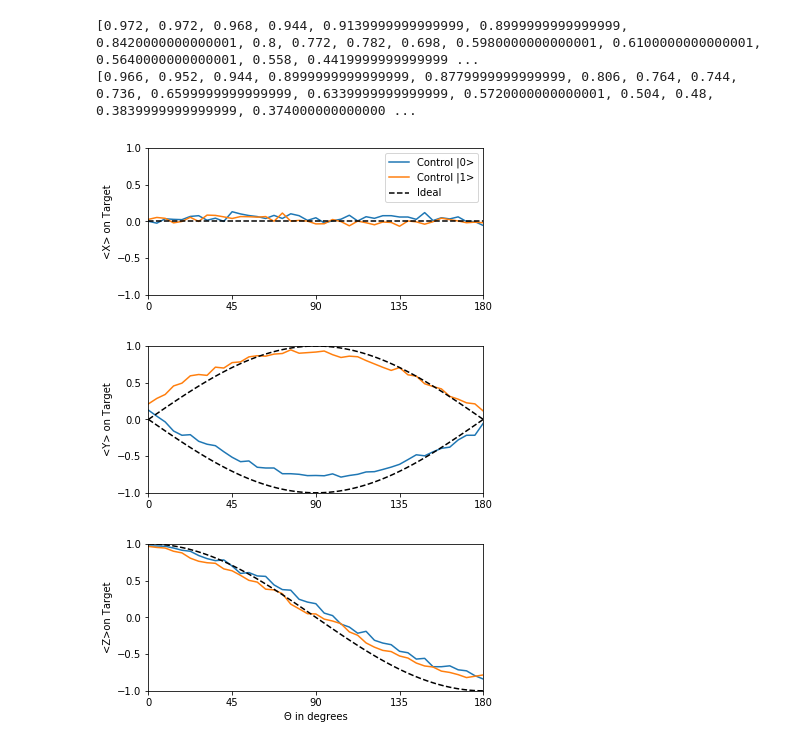
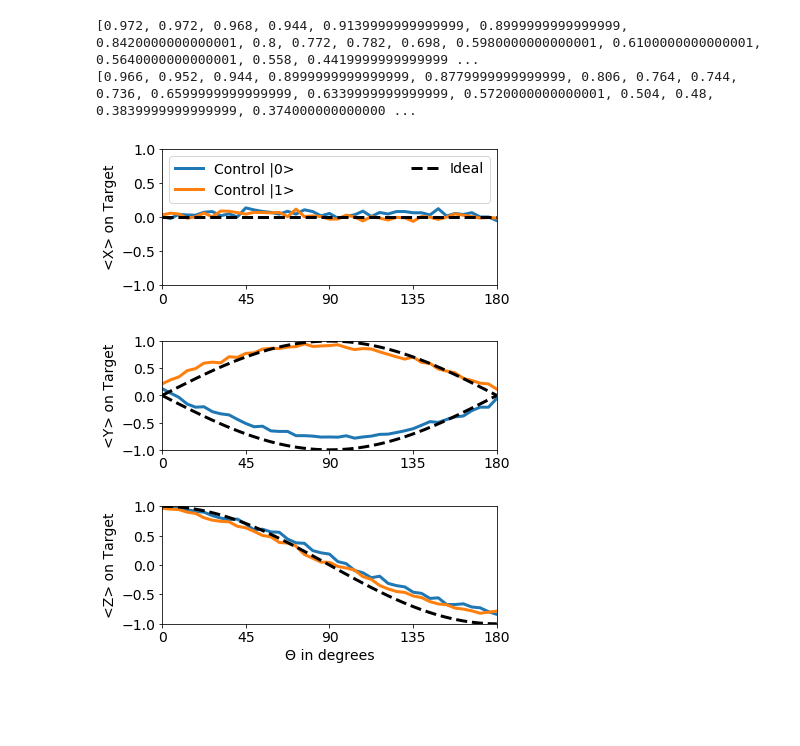
Before and after one commit to singular-value/optimizations_via_openpulse, a Jupyter notebook: CrossResonance_Tomography.ipynb, the cells around one changed output. Cells and saved outputs as stored; diff of their text form; code cells hidden in the pictures; blank space fills up the shorter version.

Commit message:
Shrink RX Tomo figures but make fonts and thicknesses bigger

```diff
--- a/CrossResonance_Tomography.ipynb
+++ b/CrossResonance_Tomography.ipynb
@@ -164,43 +164,45 @@ z_vals_control_on = [0.966, 0.952, 0.944, 0.8999999999999999, 0.8779999999999999
 # %%
 thetas = np.linspace(0, 180, 41, endpoint=True)
 dense_thetas = np.linspace(0, 180, 101, endpoint=True)
+# %%
+plt.rcParams.update({'font.size': 14})
 # %%
-fig, ax = plt.subplots(figsize=(6, 2.7))
-plt.plot(thetas, x_vals_control_off, label='Control |0>')
-plt.plot(thetas, x_vals_control_on, label='Control |1>')
-plt.plot(dense_thetas, [0] * 101, label='Ideal', color='black', linestyle='dashed', linewidth=1.5)
+fig, ax = plt.subplots(figsize=(6, 2.5))
+plt.plot(thetas, x_vals_control_off, label='Control |0>', linewidth=3)
+plt.plot(thetas, x_vals_control_on, label='Control |1>', linewidth=3)
+plt.plot(dense_thetas, [0] * 101, label='Ideal', color='black', linestyle='dashed', linewidth=3)
 plt.axis([0, 180, -1, 1])
 plt.yticks([-1, -.5, 0, .5, 1])
 plt.xticks([0, 45, 90, 135, 180])
-plt.legend()
+plt.legend(mode='expand', ncol=2, loc=2)
 plt.ylabel('<X> on Target')
-plt.savefig('Figures/CR_X.svg')
+plt.savefig('Figures/CR_X.svg', bbox_inches = "tight")
 # %% [output]
-[figure, old version]
+[figure, new version]
 # %%
-fig, ax = plt.subplots(figsize=(6, 2.7))
-plt.plot(thetas, y_vals_control_off, label='Control |0>')
-plt.plot(thetas, y_vals_control_on, label='Control |1>')
-plt.plot(dense_thetas, np.sin(dense_thetas*np.pi/180), label='Ideal', color='black', linestyle='dashed', linewidth=1.5)
-plt.plot(dense_thetas, -np.sin(dense_thetas*np.pi/180), label='Ideal', color='black', linestyle='dashed', linewidth=1.5)
+fig, ax = plt.subplots(figsize=(6, 2))
+plt.plot(thetas, y_vals_control_off, label='Control |0>', linewidth=3)
+plt.plot(thetas, y_vals_control_on, label='Control |1>', linewidth=3)
+plt.plot(dense_thetas, np.sin(dense_thetas*np.pi/180), label='Ideal', color='black', linestyle='dashed', linewidth=3)
+plt.plot(dense_thetas, -np.sin(dense_thetas*np.pi/180), label='Ideal', color='black', linestyle='dashed', linewidth=3)
 plt.axis([0, 180, -1, 1])
 plt.ylabel('<Y> on Target')
 plt.yticks([-1, -.5, 0, .5, 1])
 _=plt.xticks([0, 45, 90, 135, 180])
-plt.savefig('Figures/CR_Y.svg')
+plt.savefig('Figures/CR_Y.svg', bbox_inches = "tight")
 # %% [output]
-[figure, old version]
+[figure, new version]
 # %%
-fig, ax = plt.subplots(figsize=(6, 3))
-plt.plot(thetas, z_vals_control_off, label='Control |0>')
-plt.plot(thetas, z_vals_control_on, label='Control |1>')
-plt.plot(dense_thetas, np.cos(dense_thetas*np.pi/180), label='Ideal', color='black', linestyle='dashed', linewidth=1.5)
+fig, ax = plt.subplots(figsize=(6, 2.4))
+plt.plot(thetas, z_vals_control_off, label='Control |0>', linewidth=3)
+plt.plot(thetas, z_vals_control_on, label='Control |1>', linewidth=3)
+plt.plot(dense_thetas, np.cos(dense_thetas*np.pi/180), label='Ideal', color='black', linestyle='dashed', linewidth=3)
 plt.axis([0, 180, -1, 1])
-plt.ylabel('<Z>on Target')
+plt.ylabel('<Z> on Target')
 plt.yticks([-1, -.5, 0, .5, 1])
 _=plt.xticks([0, 45, 90, 135, 180])
 plt.xlabel('Θ in degrees')
 plt.gcf().subplots_adjust(bottom=.2)
-plt.savefig('Figures/CR_Z.svg')
+plt.savefig('Figures/CR_Z.svg', bbox_inches = "tight")
 # %% [output]
-[figure, old version]
+[figure, new version]
```
Also changed, not shown: 13 other files.
